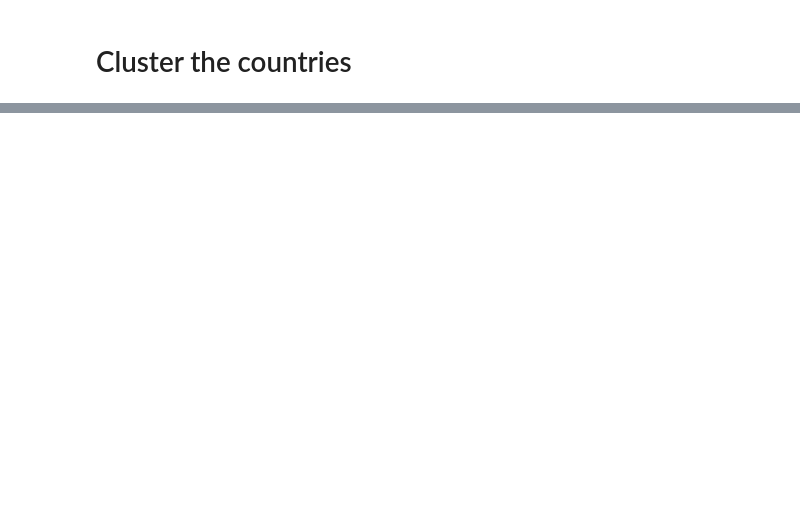
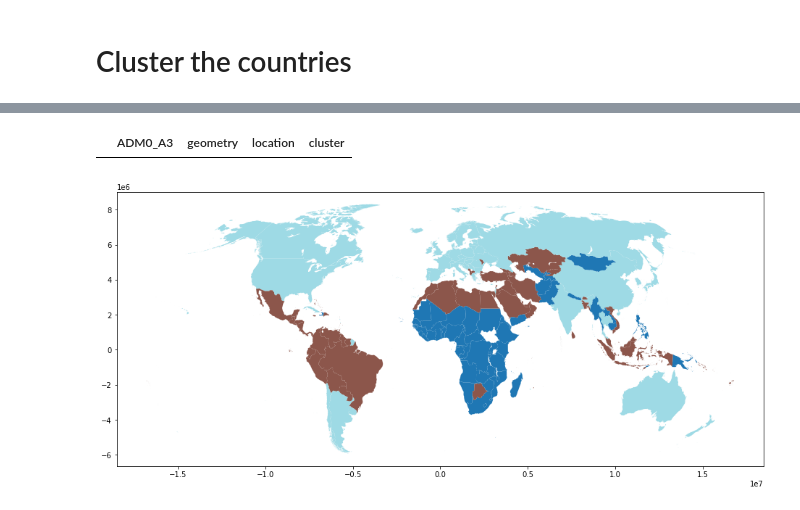
Before and after one commit to Jayanth24/COVID19CountryDiseasePredictor, a Jupyter notebook: covid_clustering.ipynb, the cells around one changed output, grey strips where cells are left out. Drawn from its saved outputs; the diff is of its cells as text; code cells hidden in the pictures; blank space fills up the shorter version.

```diff
--- a/covid_clustering.ipynb
+++ b/covid_clustering.ipynb
@@ -124,0 +151,11 @@ print(kmeans.labels_)
+# %%
+import os
+import geopandas as gpd
+
+
+shapefile = "shape_files/ne_10m_admin_0_countries_lakes.shp"
+
+map_df = gpd.read_file(shapefile)
+# %%
+gdf = map_df[['ADM0_A3', 'geometry']].to_crs('+proj=robin')
+gdf.sample(5)
@@ -124,0 +169,5 @@ print(kmeans.labels_)
+# %%
+# Merged is a dataframe wiht the columns ['ADMO_A3', 'geometry', 'location', 'cluster']
+
+merged = gdf.merge(country_cluster, how='outer', left_on='ADM0_A3', right_on='iso_code')
+merged.sample(5)
@@ -124,0 +181,6 @@ print(kmeans.labels_)
+# %%
+# Replace missing cluster with '-1' for color coding purposes
+merged['cluster'].fillna(value=-1, inplace=True)
+merged[merged['cluster'].isnull()]    # Should be empty now
+# %% [output]
+|  | ADM0_A3 | geometry | location | cluster |
@@ -124,0 +198,15 @@ print(kmeans.labels_)
+# %%
+import mapclassify
+
+gdf = gpd.read_file(gpd.datasets.get_path('naturalearth_lowres'))
+gdf['quant']=np.random.rand(len(gdf))*100-20
+
+bins = mapclassify.Quantiles(merged['cluster'], k=4).bins
+ax = merged.dropna().plot(column='cluster',
+                          cmap='tab20',
+                          figsize=figsize,
+                          scheme='User_Defined',
+                          classification_kwds=dict(bins=bins),
+                          legend=False)
+# %% [output]
+[figure, added]
```
Also changed, not shown: parts of 14 cells of this notebook, 7 other files.
